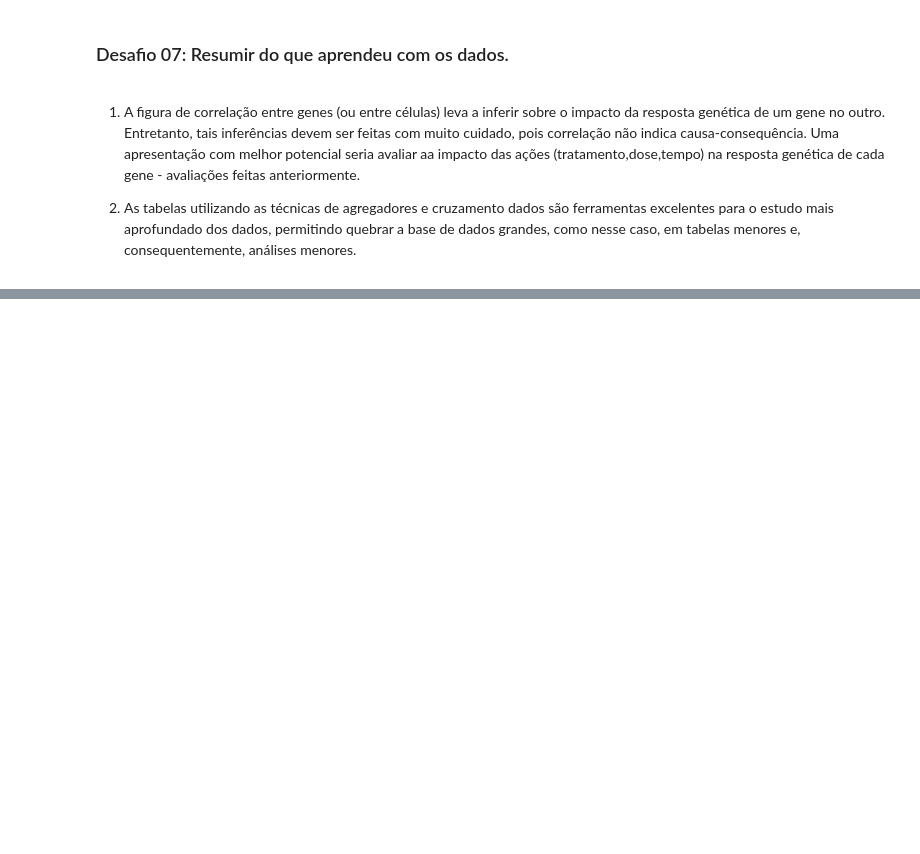
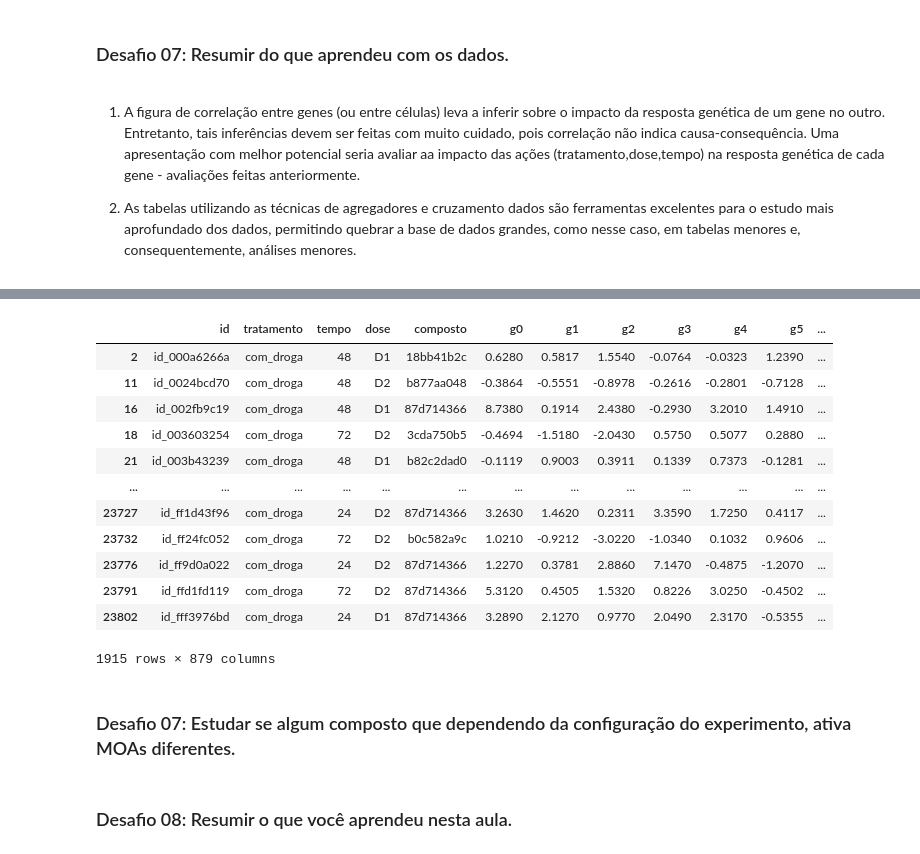
Before and after one commit to abasilio91/imersao_alura, a Jupyter notebook: imersaoAlura.ipynb, the cells around one changed output, grey strips where cells are left out. Drawn from its saved outputs; the diff is of its cells as text; code cells hidden in the pictures; blank space fills up the shorter version.

```diff
--- a/imersaoAlura.ipynb
+++ b/imersaoAlura.ipynb
@@ -622,0 +821,20 @@ sns.heatmap(gxc, mask=mask, cmap=cmap, center=0,
+# %%
+dados_combinados.query('n_moa >= 2') # experimentos que ativaram mais de um MOA
+# %% [output]
+|  | id | tratamento | tempo | dose | composto | g0 | g1 | g2 | g3 | g4 | g5 | ... |
+| 2 | id_000a6266a | com_droga | 48 | D1 | 18bb41b2c | 0.6280 | 0.5817 | 1.5540 | -0.0764 | -0.0323 | 1.2390 | ... |
+| 11 | id_0024bcd70 | com_droga | 48 | D2 | b877aa048 | -0.3864 | -0.5551 | -0.8978 | -0.2616 | -0.2801 | -0.7128 | ... |
+| 16 | id_002fb9c19 | com_droga | 48 | D1 | 87d714366 | 8.7380 | 0.1914 | 2.4380 | -0.2930 | 3.2010 | 1.4910 | ... |
+| 18 | id_003603254 | com_droga | 72 | D2 | 3cda750b5 | -0.4694 | -1.5180 | -2.0430 | 0.5750 | 0.5077 | 0.2880 | ... |
+| 21 | id_003b43239 | com_droga | 48 | D1 | b82c2dad0 | -0.1119 | 0.9003 | 0.3911 | 0.1339 | 0.7373 | -0.1281 | ... |
+| ... | ... | ... | ... | ... | ... | ... | ... | ... | ... | ... | ... | ... |
+| 23727 | id_ff1d43f96 | com_droga | 24 | D2 | 87d714366 | 3.2630 | 1.4620 | 0.2311 | 3.3590 | 1.7250 | 0.4117 | ... |
+| 23732 | id_ff24fc052 | com_droga | 72 | D2 | b0c582a9c | 1.0210 | -0.9212 | -3.0220 | -1.0340 | 0.1032 | 0.9606 | ... |
+| 23776 | id_ff9d0a022 | com_droga | 24 | D2 | 87d714366 | 1.2270 | 0.3781 | 2.8860 | 7.1470 | -0.4875 | -1.2070 | ... |
+| 23791 | id_ffd1fd119 | com_droga | 72 | D2 | 87d714366 | 5.3120 | 0.4505 | 1.5320 | 0.8226 | 3.0250 | -0.4502 | ... |
+| 23802 | id_fff3976bd | com_droga | 24 | D1 | 87d714366 | 3.2890 | 2.1270 | 0.9770 | 2.0490 | 2.3170 | -0.5355 | ... |
+1915 rows × 879 columns
+# %% [markdown]
+### Desafio 07: Estudar se algum composto que dependendo da configuração do experimento, ativa MOAs diferentes.
+# %% [markdown]
+### Desafio 08: Resumir o que você aprendeu nesta aula.
```
Also changed, not shown: parts of 29 cells of this notebook.
